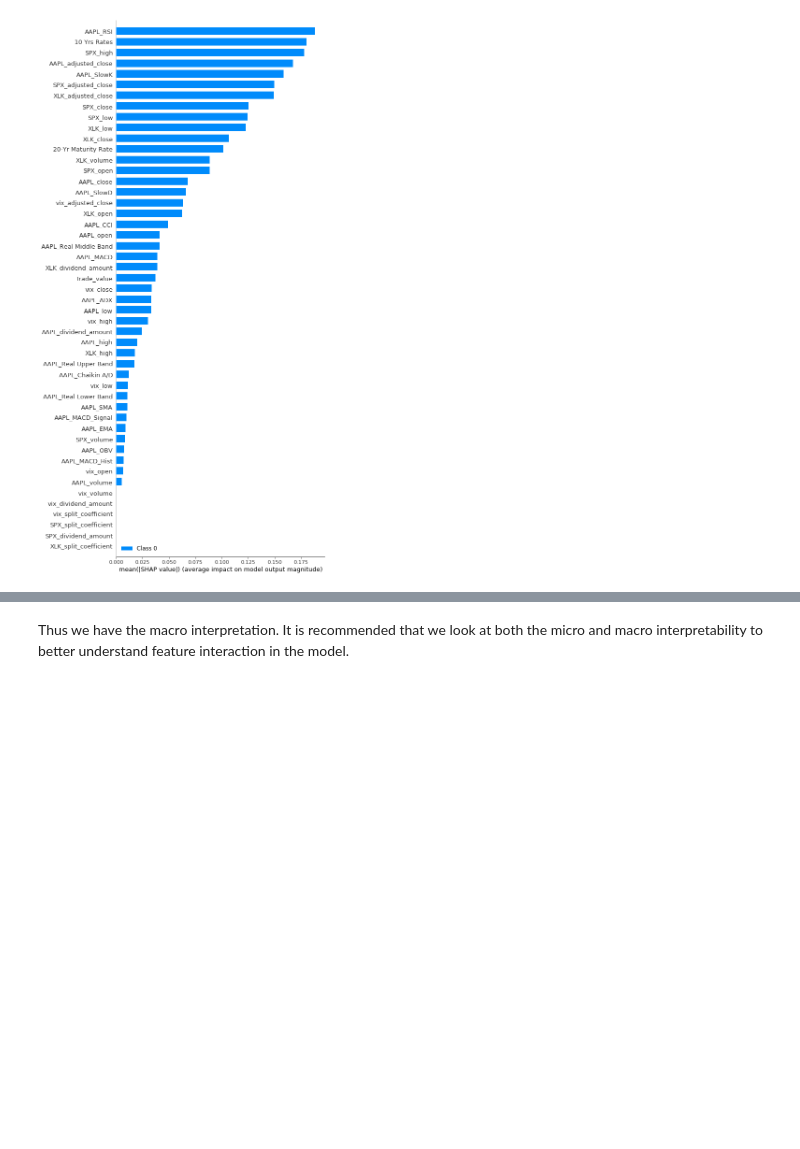
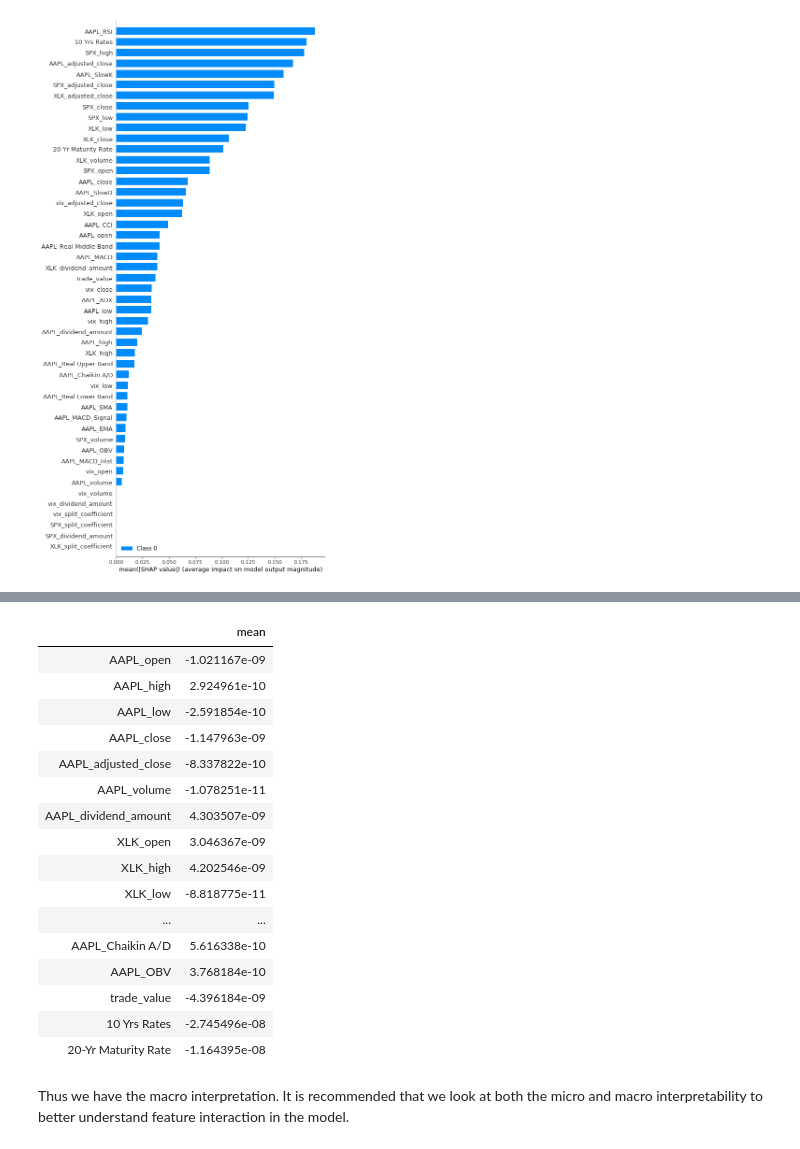
Before and after one commit to labs14-investment-risk-analysis/Data-Science, a Jupyter notebook: jupyter_notebooks/exploratory_modeling/model_interpretation.ipynb, the cells around one changed output, grey strips where cells are left out. Cells and saved outputs as stored; diff of their text form; code cells hidden in the pictures; blank space fills up the shorter version.

```diff
--- a/jupyter_notebooks/exploratory_modeling/model_interpretation.ipynb
+++ b/jupyter_notebooks/exploratory_modeling/model_interpretation.ipynb
@@ -360,5 +360,25 @@ shap_df.describe()
 | 50% | 4.293571e-03 | -3.184353e-03 | 2.560489e-03 | 6.084618e-03 | -1.893632e-02 | 4.530393e-04 | -1.562590e-02 | ... |
 | 75% | 4.066580e-02 | 1.841902e-02 | 3.174622e-02 | 6.613469e-02 | 1.732438e-01 | 5.082038e-03 | -1.468268e-02 | ... |
 | max | 9.692940e-02 | 4.868480e-02 | 7.789673e-02 | 1.561891e-01 | 3.771895e-01 | 1.129856e-02 | 8.629360e-02 | ... |
+# %%
+shap_df.describe().T[['mean']]
+# %% [output]
+|  | mean |
+| AAPL_open | -1.021167e-09 |
+| AAPL_high | 2.924961e-10 |
+| AAPL_low | -2.591854e-10 |
+| AAPL_close | -1.147963e-09 |
+| AAPL_adjusted_close | -8.337822e-10 |
+| AAPL_volume | -1.078251e-11 |
+| AAPL_dividend_amount | 4.303507e-09 |
+| XLK_open | 3.046367e-09 |
+| XLK_high | 4.202546e-09 |
+| XLK_low | -8.818775e-11 |
+| ... | ... |
+| AAPL_Chaikin A/D | 5.616338e-10 |
+| AAPL_OBV | 3.768184e-10 |
+| trade_value | -4.396184e-09 |
+| 10 Yrs Rates | -2.745496e-08 |
+| 20-Yr Maturity Rate | -1.164395e-08 |
 # %% [markdown]
 Thus we have the macro interpretation. It is recommended that we look at both the micro and macro interpretability to better understand feature interaction in the model.
```
Also changed, not shown: parts of 1 cell of this notebook, 2 other files.
